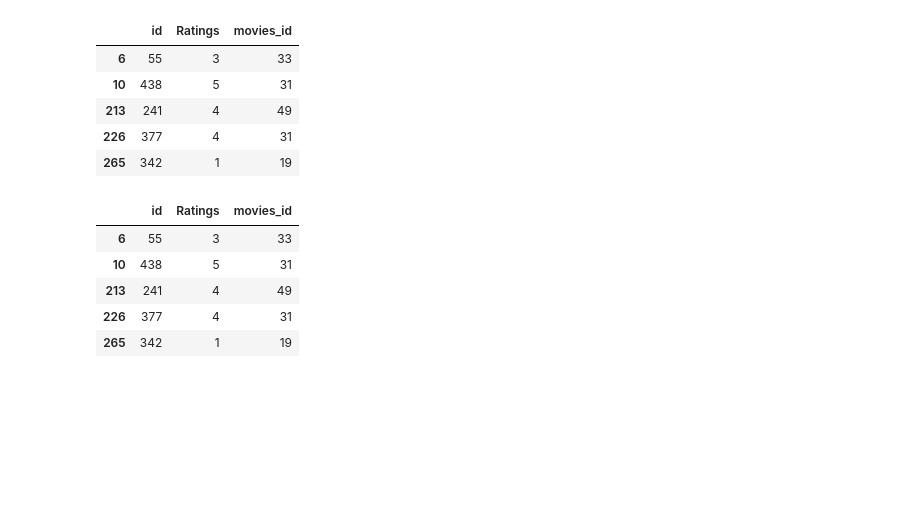
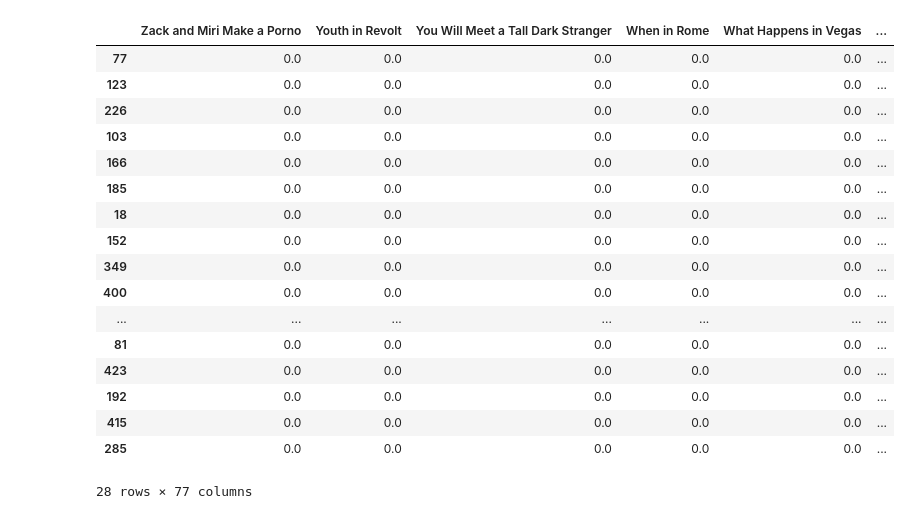
Before and after one commit to orj93/recomendador-peliculas, a Jupyter notebook: src/04_recommender.ipynb, the cells around one changed output. Drawn from its saved outputs; the diff is of its cells as text; code cells hidden in the pictures; blank space fills up the shorter version.

```diff
--- a/src/04_recommender.ipynb
+++ b/src/04_recommender.ipynb
@@ -6,10 +6,7 @@ sim_mtx = np.genfromtxt(r'..\data\processed\sim_mtx.csv', delimiter=',')
 #sim_mtx
 # %%
 def user_ident(user):
-    try:
-        return sim_mtx[user]
-    except:
-        return 'Inserte un número correcto'
+    return sim_mtx[user]
 # %%
 def get_similar(user):
     user = user_ident(user)
@@ -24,15 +37,24 @@ get_similar(200)
 # %%
 def get_index(user):
-    #get_user = user_ident(user)
     index_list = get_similar(user)
-    #return index_list
     indices_totales = []
     for i in index_list:
         indices = np.where(np.isclose(sim_mtx[user], i, atol=0.01))
         indices_totales.append(indices)
-    indices_totales = indices_totales[0:5]
+    #print(len(indices_totales))
     indices_totales = np.hstack(indices_totales)
-    valores_unicos = list(np.unique(indices_totales))
+    #print(indices_totales[0])
+    indices_totales = indices_totales[0][0:len(indices_totales[0])]
+    #print(indices_totales)
+    valores_unicos = []
+    valores_set = set()
+
+    for i in indices_totales:
+        if i not in valores_set:
+            valores_set.add(i)
+            valores_unicos.append(i)
+
     return valores_unicos
-get_index(200)
+
+get_index(45)
 # %% [output]
@@ -43,25 +78,30 @@ movies = pd.read_csv(r'..\data\interim\clean_movies.csv')
+# %%
+movies = pd.read_csv(r'..\data\interim\clean_movies.csv')
+data = pd.read_csv(r'..\data\processed\pivot_mtx.csv')
 # %%
 def get_rows(user):
     rows = get_index(user)
-    fila = ratings.iloc[rows]
+    fila = data.iloc[rows]
     return fila
-get_rows(200)
+get_rows(45)
 # %% [output]
-|  | id | Ratings | movies_id |
-| 6 | 55 | 3 | 33 |
-| 10 | 438 | 5 | 31 |
-| 213 | 241 | 4 | 49 |
-| 226 | 377 | 4 | 31 |
-| 265 | 342 | 1 | 19 |
+|  | Zack and Miri Make a Porno | Youth in Revolt | You Will Meet a Tall Dark Stranger | When in Rome | What Happens in Vegas | ... |
+| 77 | 0.0 | 0.0 | 0.0 | 0.0 | 0.0 | ... |
+| 123 | 0.0 | 0.0 | 0.0 | 0.0 | 0.0 | ... |
+| 226 | 0.0 | 0.0 | 0.0 | 0.0 | 0.0 | ... |
+| 103 | 0.0 | 0.0 | 0.0 | 0.0 | 0.0 | ... |
+| 166 | 0.0 | 0.0 | 0.0 | 0.0 | 0.0 | ... |
+| 185 | 0.0 | 0.0 | 0.0 | 0.0 | 0.0 | ... |
+| 18 | 0.0 | 0.0 | 0.0 | 0.0 | 0.0 | ... |
+| 152 | 0.0 | 0.0 | 0.0 | 0.0 | 0.0 | ... |
+| 349 | 0.0 | 0.0 | 0.0 | 0.0 | 0.0 | ... |
+| 400 | 0.0 | 0.0 | 0.0 | 0.0 | 0.0 | ... |
+| ... | ... | ... | ... | ... | ... | ... |
+| 81 | 0.0 | 0.0 | 0.0 | 0.0 | 0.0 | ... |
+| 423 | 0.0 | 0.0 | 0.0 | 0.0 | 0.0 | ... |
+| 192 | 0.0 | 0.0 | 0.0 | 0.0 | 0.0 | ... |
+| 415 | 0.0 | 0.0 | 0.0 | 0.0 | 0.0 | ... |
+| 285 | 0.0 | 0.0 | 0.0 | 0.0 | 0.0 | ... |
+28 rows × 77 columns
-# %%
-fila = ratings.iloc[[6, 10, 213, 226, 265]]
-fila
-# %% [output]
-|  | id | Ratings | movies_id |
-| 6 | 55 | 3 | 33 |
-| 10 | 438 | 5 | 31 |
-| 213 | 241 | 4 | 49 |
-| 226 | 377 | 4 | 31 |
-| 265 | 342 | 1 | 19 |
 # %%
 def get_movies(user):
```
Also changed, not shown: parts of 8 cells of this notebook, 7 other files.
